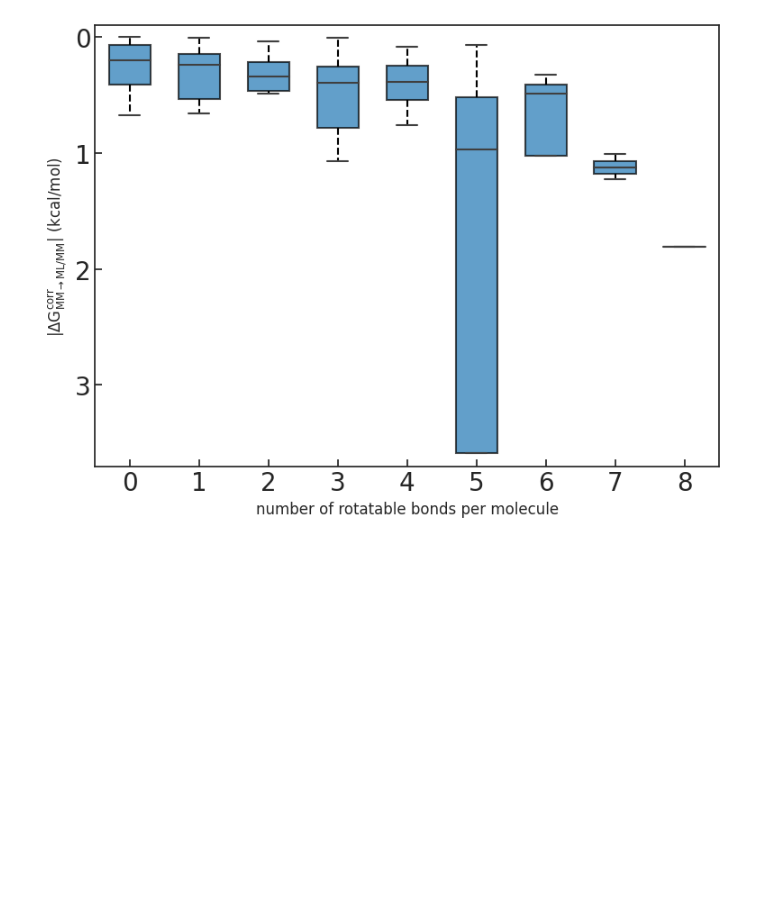
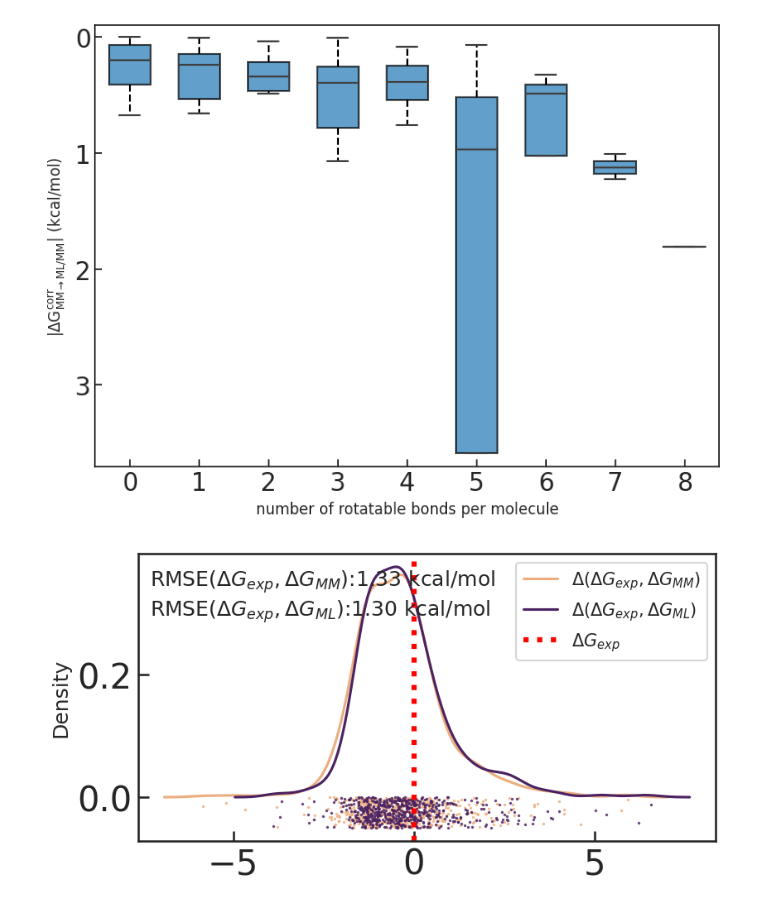
Before and after one commit to JohannesKarwou/notebooks, a Jupyter notebook: mlCorrection.ipynb, the cells around one changed output. Cells and saved outputs as stored; diff of their text form; code cells hidden in the pictures; blank space fills up the shorter version.

```diff
--- a/mlCorrection.ipynb
+++ b/mlCorrection.ipynb
@@ -483,0 +510,40 @@ len(data)
+# %%
+mm_asfe = np.array(data_dict['MM-ASFE [kcal/mol]'], dtype=float)
+exp = np.array(data_dict['Exp [kcal/mol]'], dtype=float)
+qml_asfe = np.array(data_dict['ML-ASFE [kcal/mol]'], dtype=float)
+# %%
+colors = sns.color_palette("flare", n_colors = 201)
+
+plt.figure(figsize=(6, 3), dpi=150)
+
+sns.kdeplot(data=exp-mm_asfe, c=colors[1],label=r'$\Delta(\Delta G_{exp}, \Delta G_{MM}$)')
+sns.kdeplot(data=exp-qml_asfe, c=colors[-1], label=r'$\Delta(\Delta G_{exp}, \Delta G_{ML}$)')
+plt.axvline(x=0.0, color="red", lw=3, ls=":", label=r"$\Delta G_{exp}$")
+plt.scatter(
+    exp-mm_asfe,
+    np.random.uniform(low= -.05, high=0.0, size=len(qml_asfe)),
+    s=0.4,
+    color=colors[1],
+    alpha=0.8,
+)
+plt.scatter(
+    exp-qml_asfe,
+    np.random.uniform(low= -.05, high=0, size=len(qml_asfe)),
+    s=0.4,
+    color=colors[-1],
+    alpha=0.8,
+)
+
+axs = plt.gca()
+rmse_mm = np.sqrt(np.mean((exp-mm_asfe)**2))
+rmse_qml = np.sqrt(np.mean((exp-qml_asfe)**2))
+
+# place a text box in upper left in axes coords
+axs.text(0.02, 0.95, f'RMSE$(\Delta G_{{exp}}, \Delta G_{{MM}})$:{rmse_mm:.2f} kcal/mol\nRMSE$(\Delta G_{{exp}}, \Delta G_{{ML}}$):{rmse_qml:.2f} kcal/mol', transform=axs.transAxes, fontsize=12,
+        verticalalignment='top')
+
+
+plt.legend()
+plt.show()
+# %% [output]
+[figure, added]
```
Also changed, not shown: parts of 3 cells of this notebook.
